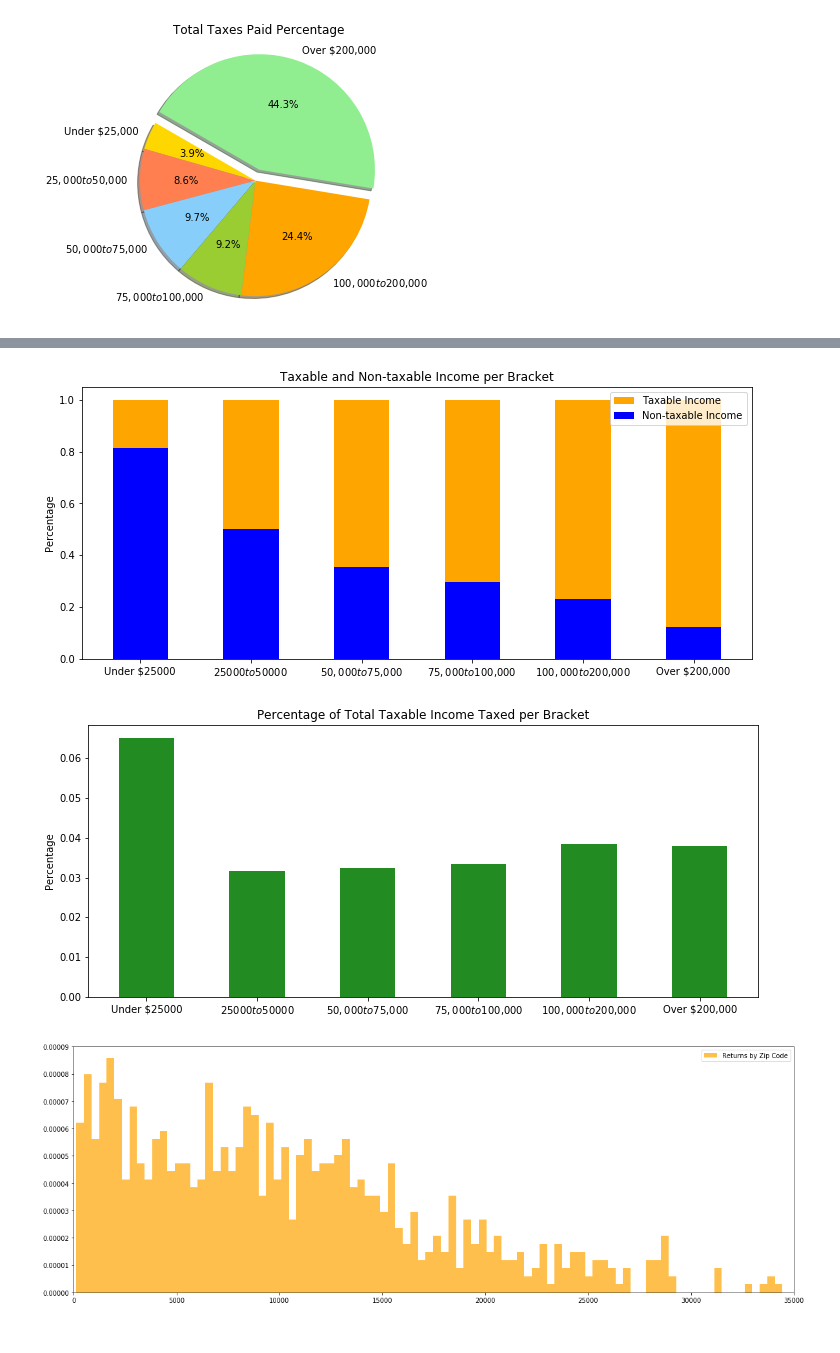
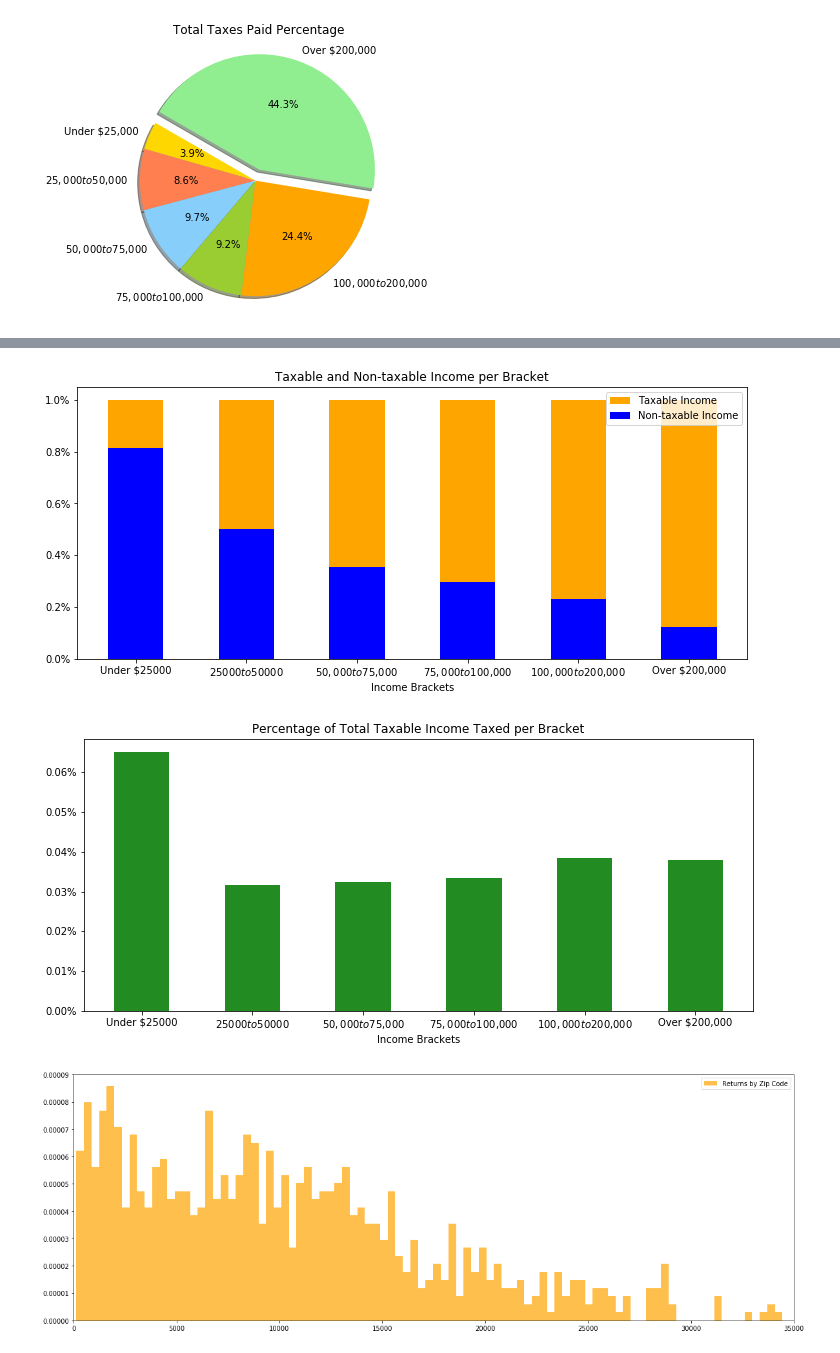
Before and after one commit to Sbrown146/Project1, a Jupyter notebook: Project Data Final Code.ipynb, the cells around one changed output, grey strips where cells are left out. Drawn from its saved outputs; the diff is of its cells as text; code cells hidden in the pictures.

```diff
--- a/Project Data Final Code.ipynb
+++ b/Project Data Final Code.ipynb
@@ -861,22 +1011,24 @@ Income_compare
 # %%
 # Question 12 Graph
 # Taxable vs non-taxable income
 
 plt.figure(figsize=(12,5))
 tax=plt.bar(Income_compare["Size of adjusted gross income"],  \
         Income_compare["Percentage of taxable income"], color="orange", width=0.5, \
         bottom=Income_compare["Percentage of non-taxable income"])
 
 nontax=plt.bar(Income_compare["Size of adjusted gross income"],  \
         Income_compare["Percentage of non-taxable income"], color="blue", width=0.5)
 
+plt.gca().set_yticklabels(['{:.1f}%'.format(x) for x in plt.gca().get_yticks()])
+
 plt.title("Taxable and Non-taxable Income per Bracket")
-plt.ylabel("Percentage")
+plt.xlabel("Income Brackets")
 plt.legend((tax[0], nontax[0]), ("Taxable Income", "Non-taxable Income"), loc="upper right")
 plt.savefig("Taxed vs Nontaxed")
 plt.show()
 # %% [output]
-[figure, old version]
+[figure, new version]
 # %%
 # Question 12 Graph
 # Total taxable income taxed per bracket.
@@ -885,12 +1037,14 @@ plt.figure(figsize=(12,5))
 Income_tax=plt.bar(Income_compare["Size of adjusted gross income"], \
         Income_compare["Percentage of income taxed"], color="forestgreen", width=0.5)
 
+plt.gca().set_yticklabels(['{:.2f}%'.format(x) for x in plt.gca().get_yticks()])
+
 plt.title("Percentage of Total Taxable Income Taxed per Bracket")
-plt.ylabel("Percentage")
+plt.xlabel("Income Brackets")
 plt.savefig("Income Taxed per Bracket")
 plt.show()
 # %% [output]
-[figure, old version]
+[figure, new version]
 # %%
 #Question 13.  Statistical analysis - compare city to zip code number of returns
 # Zip Code Histogram.
```
Also changed, not shown: parts of 15 cells of this notebook.
